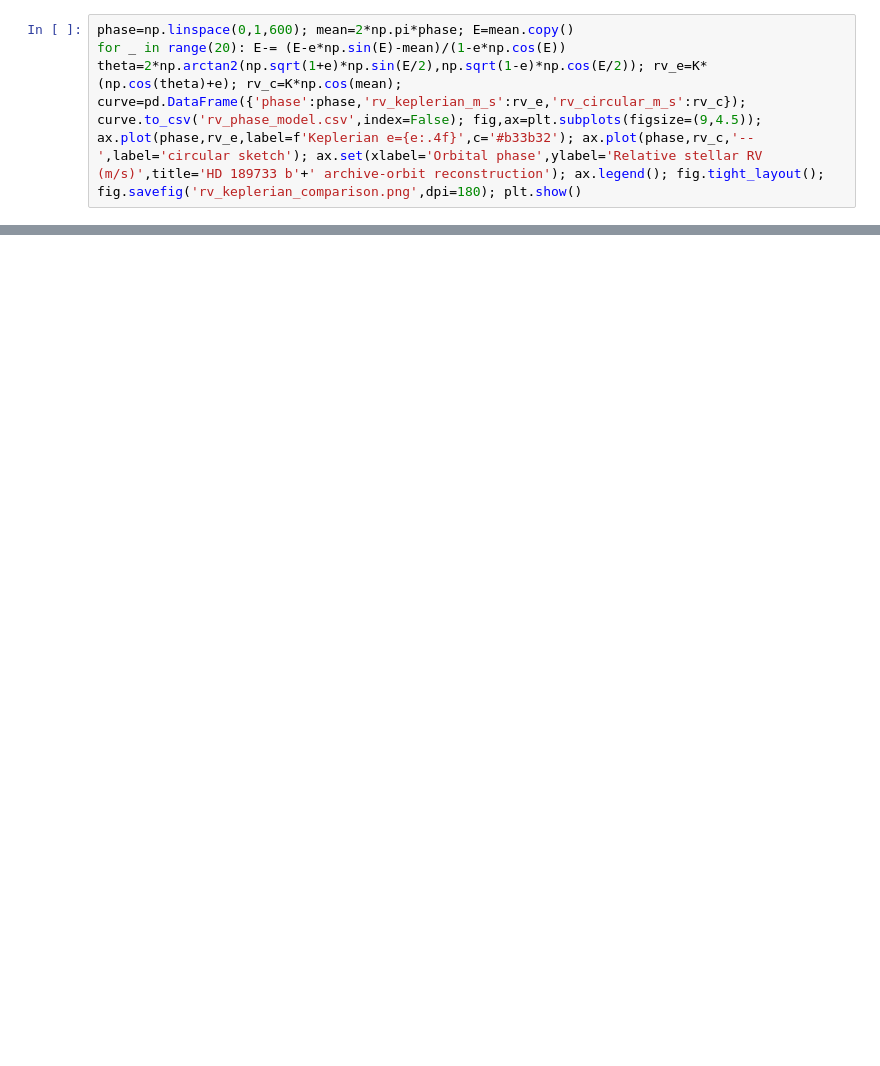
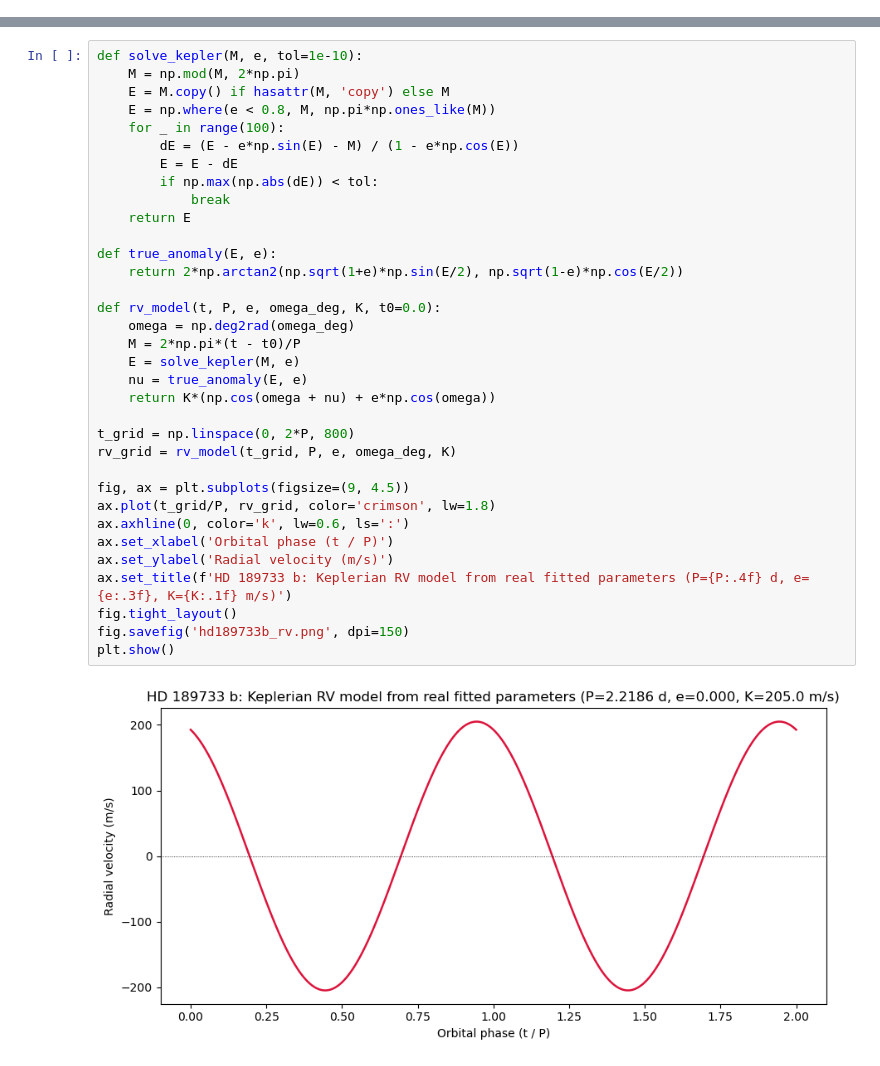
Before and after one commit to Biswajit1999/daily-astro-notebooks, a Jupyter notebook: exoplanet-archive/2026-07-30-rv-curve-hd189733b/notebook.ipynb, the cells around one changed output, grey strips where cells are left out. Drawn from its saved outputs; the diff is of its cells as text; blank space fills up the shorter version.

```diff
--- a/exoplanet-archive/2026-07-30-rv-curve-hd189733b/notebook.ipynb
+++ b/exoplanet-archive/2026-07-30-rv-curve-hd189733b/notebook.ipynb
@@ -80,4 +0,0 @@ K used 205.0 m/s
-# %%
-phase=np.linspace(0,1,600); mean=2*np.pi*phase; E=mean.copy()
-for _ in range(20): E-= (E-e*np.sin(E)-mean)/(1-e*np.cos(E))
-theta=2*np.arctan2(np.sqrt(1+e)*np.sin(E/2),np.sqrt(1-e)*np.cos(E/2)); rv_e=K*(np.cos(theta)+e); rv_c=K*np.cos(mean); curve=pd.DataFrame({'phase':phase,'rv_keplerian_m_s':rv_e,'rv_circular_m_s':rv_c}); curve.to_csv('rv_phase_model.csv',index=False); fig,ax=plt.subplots(figsize=(9,4.5)); ax.plot(phase,rv_e,label=f'Keplerian e={e:.4f}',c='#b33b32'); ax.plot(phase,rv_c,'--',label='circular sketch'); ax.set(xlabel='Orbital phase',ylabel='Relative stellar RV (m/s)',title='HD 189733 b'+' archive-orbit reconstruction'); ax.legend(); fig.tight_layout(); fig.savefig('rv_keplerian_comparison.png',dpi=180); plt.show()
@@ -117,0 +60,36 @@ different, and missing parameters are informative.
+# %%
+def solve_kepler(M, e, tol=1e-10):
+    M = np.mod(M, 2*np.pi)
+    E = M.copy() if hasattr(M, 'copy') else M
+    E = np.where(e < 0.8, M, np.pi*np.ones_like(M))
+    for _ in range(100):
+        dE = (E - e*np.sin(E) - M) / (1 - e*np.cos(E))
+        E = E - dE
+        if np.max(np.abs(dE)) < tol:
+            break
+    return E
+
+def true_anomaly(E, e):
+    return 2*np.arctan2(np.sqrt(1+e)*np.sin(E/2), np.sqrt(1-e)*np.cos(E/2))
+
+def rv_model(t, P, e, omega_deg, K, t0=0.0):
+    omega = np.deg2rad(omega_deg)
+    M = 2*np.pi*(t - t0)/P
+    E = solve_kepler(M, e)
+    nu = true_anomaly(E, e)
+    return K*(np.cos(omega + nu) + e*np.cos(omega))
+
+t_grid = np.linspace(0, 2*P, 800)
+rv_grid = rv_model(t_grid, P, e, omega_deg, K)
+
+fig, ax = plt.subplots(figsize=(9, 4.5))
+ax.plot(t_grid/P, rv_grid, color='crimson', lw=1.8)
+ax.axhline(0, color='k', lw=0.6, ls=':')
+ax.set_xlabel('Orbital phase (t / P)')
+ax.set_ylabel('Radial velocity (m/s)')
+ax.set_title(f'HD 189733 b: Keplerian RV model from real fitted parameters (P={P:.4f} d, e={e:.3f}, K={K:.1f} m/s)')
+fig.tight_layout()
+fig.savefig('hd189733b_rv.png', dpi=150)
+plt.show()
+# %% [output]
+[figure, added]
```
Also changed, not shown: parts of 18 cells of this notebook, 29 other files.
